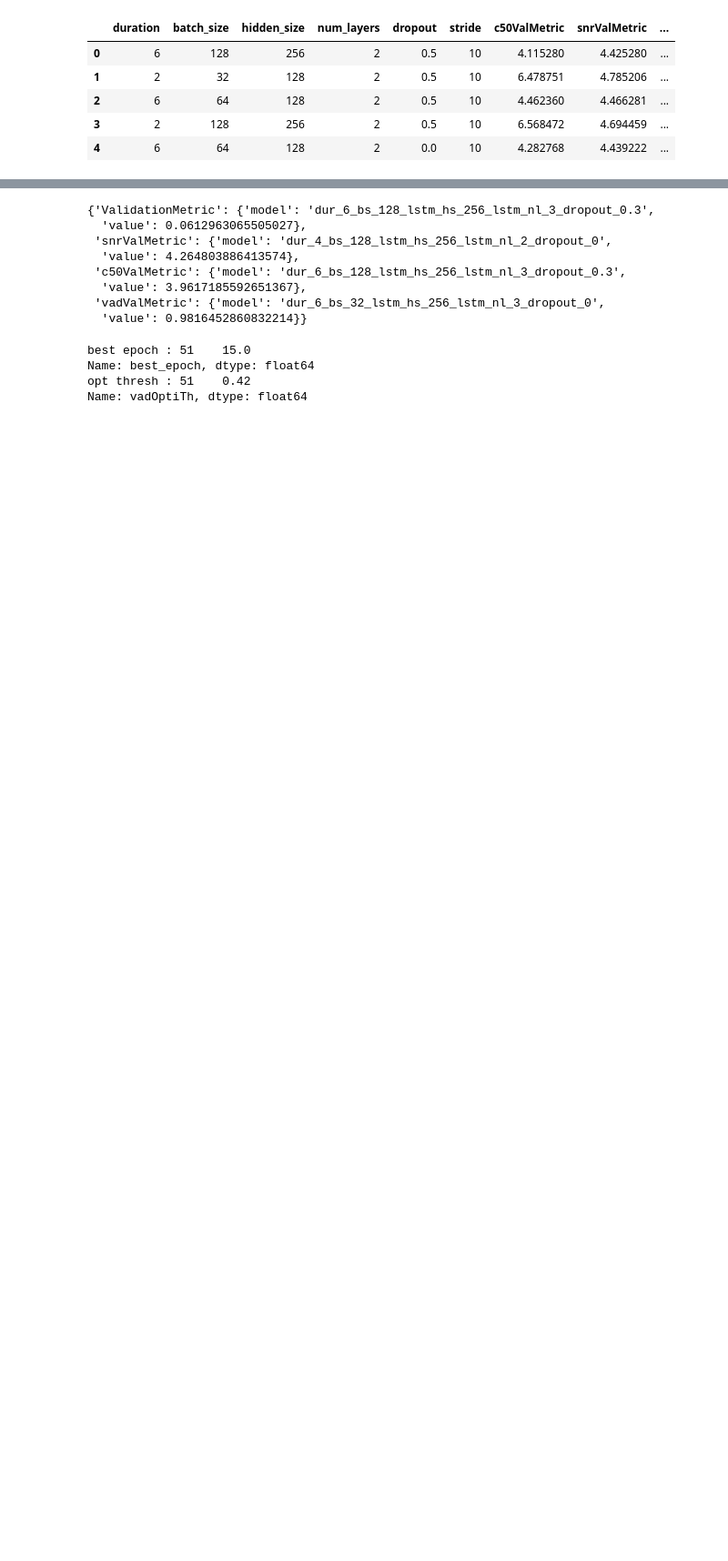
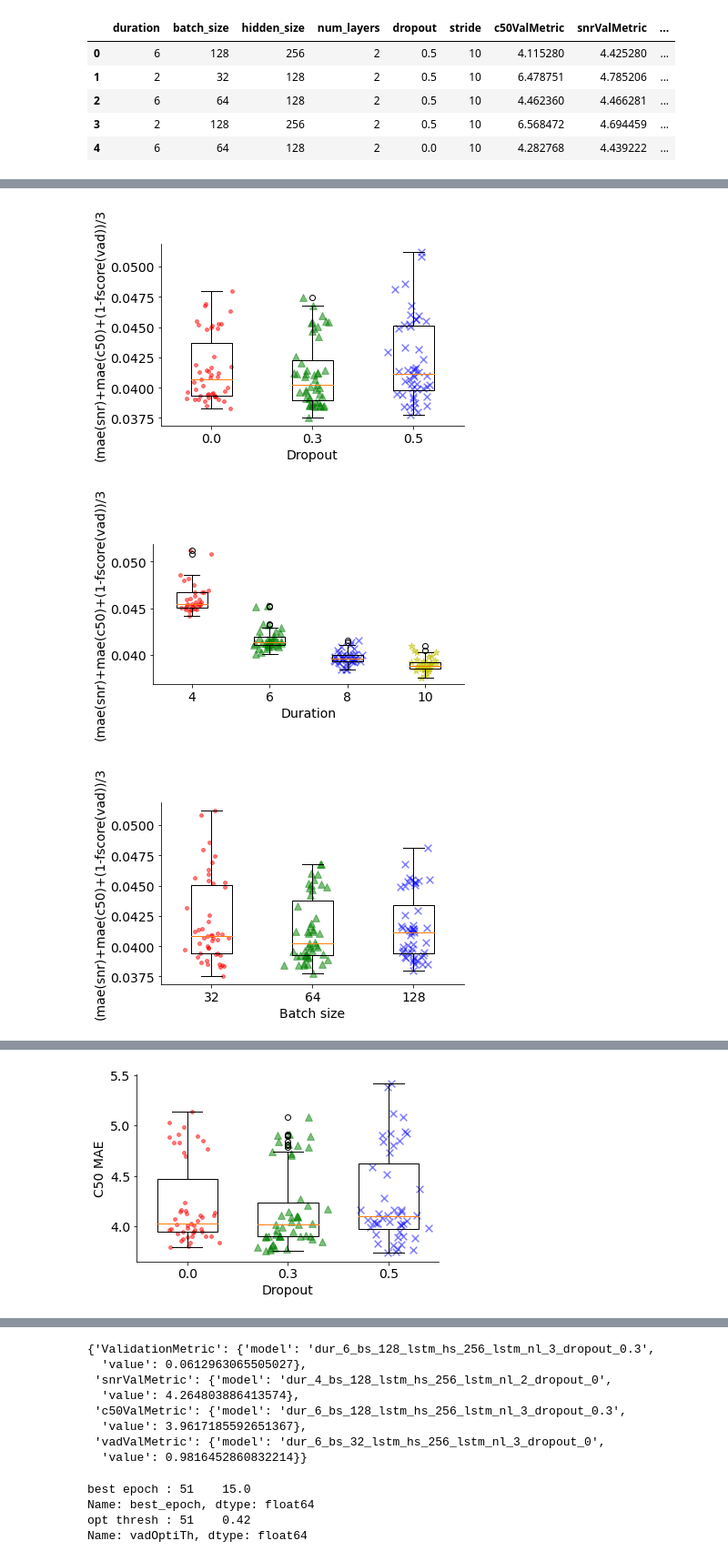
Before and after one commit to marianne-m/brouhaha-vad, a Jupyter notebook: gridsearch_analysis/gridsearch_analysis.ipynb, the cells around one changed output, grey strips where cells are left out. Shown at 91% size. Saved outputs shown, nothing was run; the diff lists cells and outputs as text; code cells hidden in the pictures; blank space fills up the shorter version.

```diff
--- a/gridsearch_analysis/gridsearch_analysis.ipynb
+++ b/gridsearch_analysis/gridsearch_analysis.ipynb
@@ -163,0 +370,9 @@ for metric in METRICS:
+# %%
+# generate all plots
+for metric in METRICS:
+    for param in PARAMS:
+        scattered_boxplot_2(final_data_all, param, metric, dataset_name="original")
+# %% [output]
+[figure, added]
+[figure, added]
+[figure, added]
@@ -163,0 +381 @@ for metric in METRICS:
+[figure, added]
```
Also changed, not shown: parts of 41 cells of this notebook, 2 other files.
